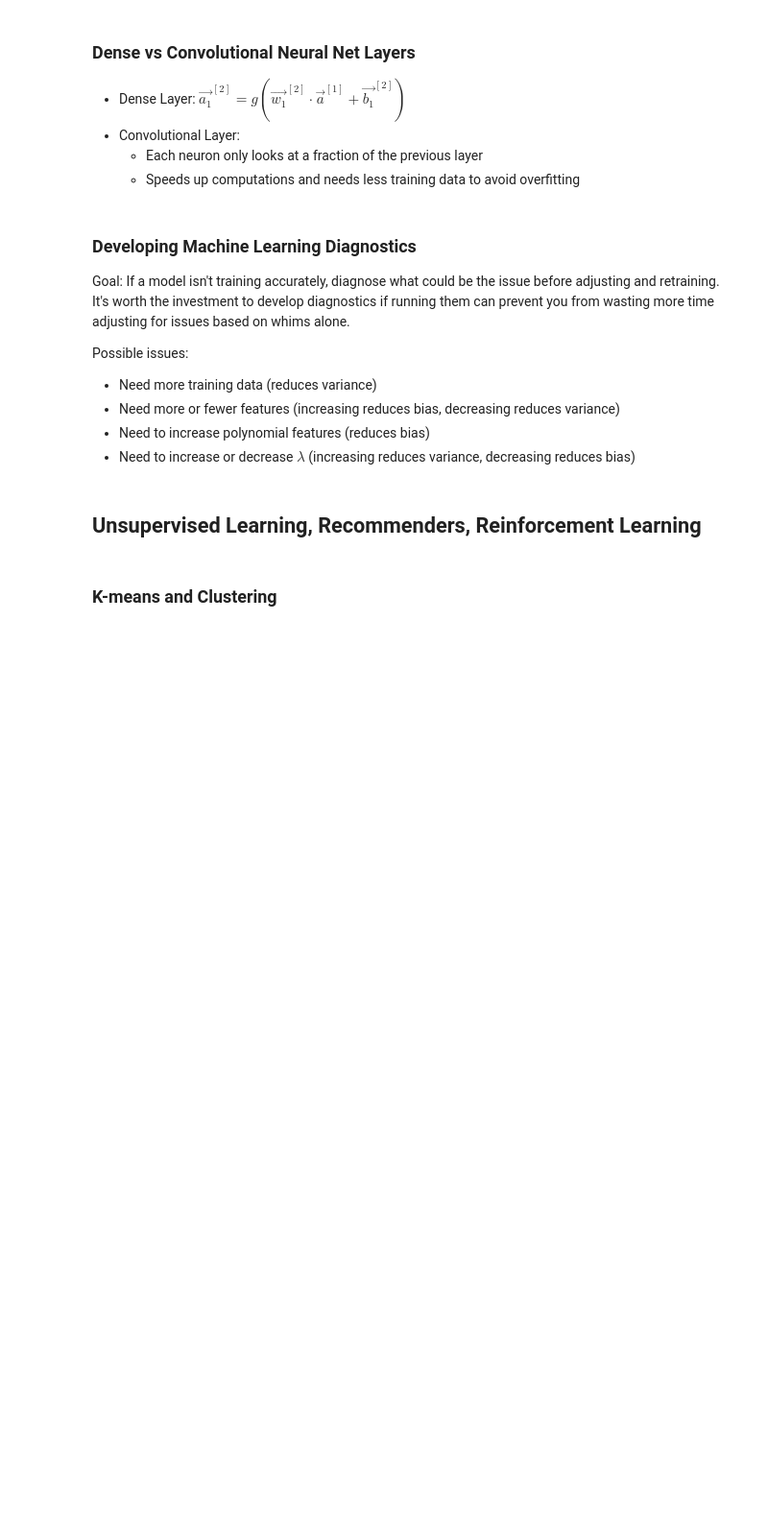
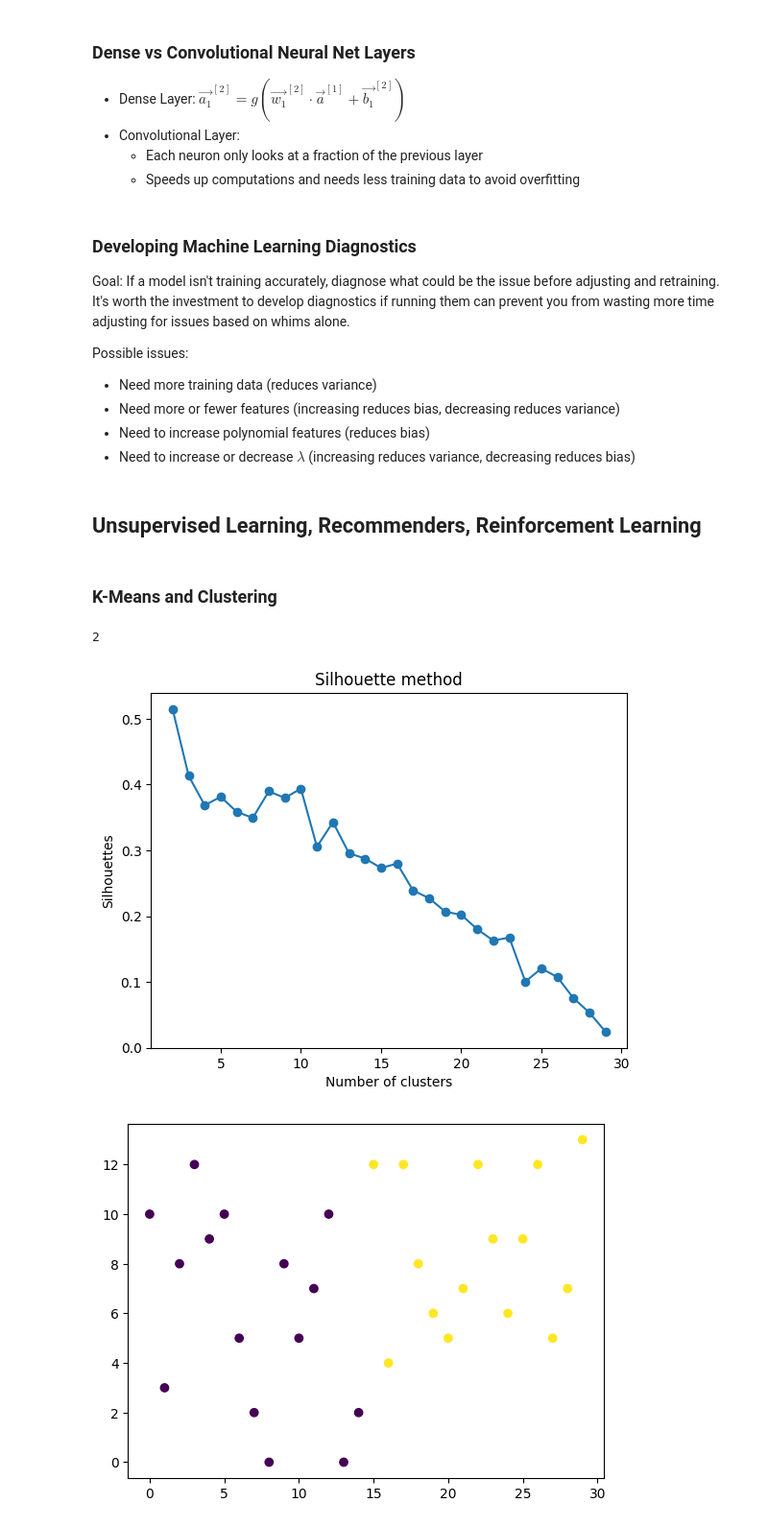
Before and after one commit to IndigoTeddy13/LearningTheBasicsOfML, a Jupyter notebook: mlApp.ipynb, the cells around one changed output. Shown: that part at 96% size. Drawn from its saved outputs; the diff is of its cells as text; code cells hidden in the pictures; blank space fills up the shorter version.

Commit message:
k-means clustering

```diff
--- a/mlApp.ipynb
+++ b/mlApp.ipynb
@@ -332,2 +337,54 @@ Possible issues:
 # %% [markdown]
-### K-means and Clustering
+### K-Means and Clustering
+# %%
+# Use K-Means to produce the optimal number of clusters
+newX:npt.NDArray[np.int64] = np.array([x for x in range(0, 30)])
+newY:npt.NDArray[np.int64] = np.random.randint(0, 15, 30)
+
+# Find the number of clusters via K-Means
+def kMeansPlot(xIn:npt.NDArray, yIn:npt.NDArray):
+    # K-Means doesn't work with less than 2 clusters
+    # Also, isn't clustering if every point is its own cluster
+    # Therefore, ranging fromm 2 through arrayLength - 1
+    myRange:range = range(2, len(xIn))
+    data:list[tuple[int]] = list(zip(xIn, yIn)) #Zip the elements into tuples
+    silhouettes:list = []
+
+    # Calculate the silhouettes for each possible k-value
+    for k in myRange:
+        kmeans:KMeans = KMeans(n_clusters = k).fit(data) # Assume K clusters for the loop
+        labels = kmeans.labels_
+        silhouettes.append(silhouette_score(data, labels, metric="euclidean"))
+
+    # Calculate the max silhouette for the optimial k-value
+    findOptimalK:list[tuple[int]] = list(zip(myRange, silhouettes))
+    # Primarily sort in descending order by the 2nd value first
+    # Then secondarily sort in ascending order by ascending order of the 1st value
+    # Finally retrieve the 1st element of the 1st sorted tuple
+    optK:int = sorted(findOptimalK, key = lambda x:(-x[1], x[0]))[0][0]
+    print(optK)
+
+    # Plot the silhouettes to show the optimal k-means (max silhouette height)
+    plt.figure()
+    plt.plot(myRange, silhouettes, marker='o')
+    plt.title('Silhouette method')
+    plt.xlabel('Number of clusters')
+    plt.ylabel('Silhouettes')
+    plt.show()
+
+    # Now we know the optimal k-value, perform K-means with that number of clusters
+    kMeansReal = KMeans(n_clusters = optK)
+    kMeansReal.fit(data)
+
+    # Return the labels that indicate which points belong to which clusters
+    return kMeansReal.labels_
+
+# Plot the clusters for the provided data
+myClusters:np.ndarray = kMeansPlot(newX, newY)
+plt.figure()
+plt.scatter(newX, newY, c=myClusters)
+plt.show()
+# %% [output]
+2
+[figure, added]
+[figure, added]
```
Also changed, not shown: parts of 5 cells of this notebook.
